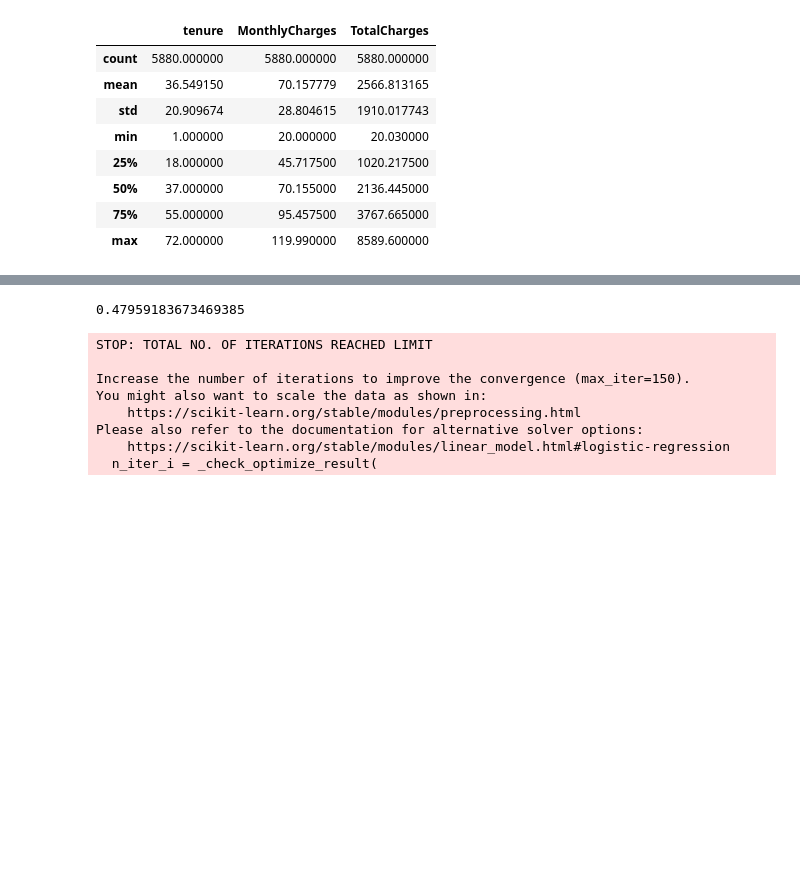
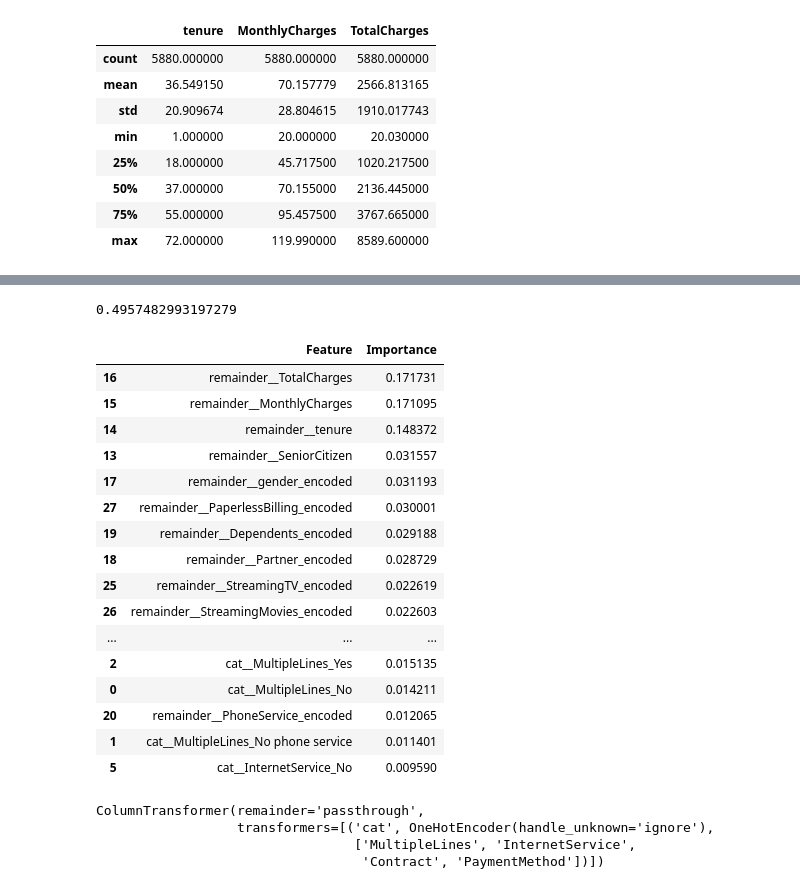
Before and after one commit to aneesakram/customer-churn-prediction, a Jupyter notebook: churnModel.ipynb, the cells around one changed output, grey strips where cells are left out. Drawn from its saved outputs; the diff is of its cells as text; code cells hidden in the pictures; blank space fills up the shorter version.

Commit message:
Implemented Std Scaler in models and extracting feature importance

```diff
--- a/churnModel.ipynb
+++ b/churnModel.ipynb
@@ -156,17 +156,43 @@ def best_model(X, y, pipeline):
 X = df.drop('Churn_encoded', axis=1)
 y = df['Churn_encoded']
 
-print(f"{best_model(X, y, lr_pipeline)}")
+print(f"{best_model(X, y, rf_pipeline)}")
 # %% [output]
-0.47959183673469385
+0.4957482993197279
-STOP: TOTAL NO. OF ITERATIONS REACHED LIMIT
-
-Increase the number of iterations to improve the convergence (max_iter=150).
-You might also want to scale the data as shown in:
-    https://scikit-learn.org/stable/modules/preprocessing.html
-Please also refer to the documentation for alternative solver options:
-    https://scikit-learn.org/stable/modules/linear_model.html#logistic-regression
-  n_iter_i = _check_optimize_result(
+# %%
+feature_names = rf_pipeline.named_steps['preprocessor'].get_feature_names_out()
+feature_importance = rf_pipeline.named_steps['model'].feature_importances_
+
+importance_df = pd.DataFrame({
+    "Feature": feature_names,
+    "Importance": feature_importance
+}).sort_values(by="Importance", ascending=False)
+importance_df
+# %% [output]
+|  | Feature | Importance |
+| 16 | remainder__TotalCharges | 0.171731 |
+| 15 | remainder__MonthlyCharges | 0.171095 |
+| 14 | remainder__tenure | 0.148372 |
+| 13 | remainder__SeniorCitizen | 0.031557 |
+| 17 | remainder__gender_encoded | 0.031193 |
+| 27 | remainder__PaperlessBilling_encoded | 0.030001 |
+| 19 | remainder__Dependents_encoded | 0.029188 |
+| 18 | remainder__Partner_encoded | 0.028729 |
+| 25 | remainder__StreamingTV_encoded | 0.022619 |
+| 26 | remainder__StreamingMovies_encoded | 0.022603 |
+| ... | ... | ... |
+| 2 | cat__MultipleLines_Yes | 0.015135 |
+| 0 | cat__MultipleLines_No | 0.014211 |
+| 20 | remainder__PhoneService_encoded | 0.012065 |
+| 1 | cat__MultipleLines_No phone service | 0.011401 |
+| 5 | cat__InternetService_No | 0.009590 |
+# %%
+preprocessor
+# %% [output]
+ColumnTransformer(remainder='passthrough',
+                  transformers=[('cat', OneHotEncoder(handle_unknown='ignore'),
+                                 ['MultipleLines', 'InternetService',
+                                  'Contract', 'PaymentMethod'])])
 # %%
 model_coefficients = pd.DataFrame({
     'Feature': X.columns,
```
Also changed, not shown: parts of 1 cell of this notebook.
